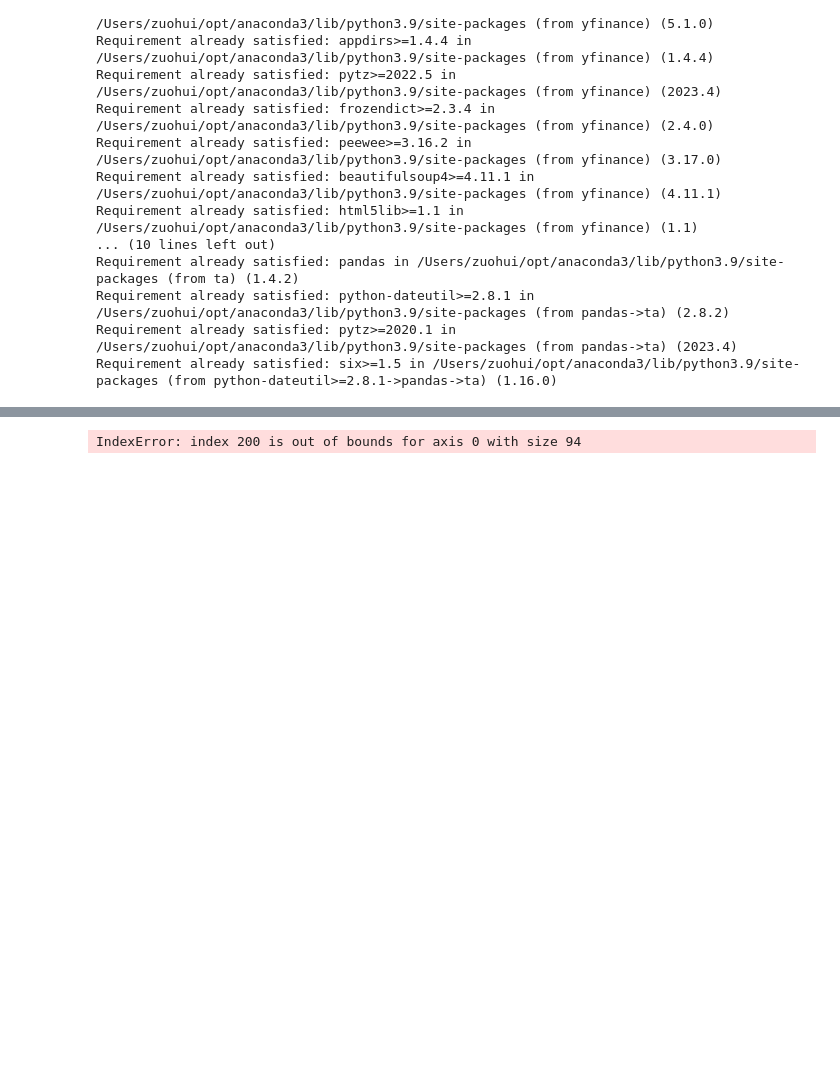
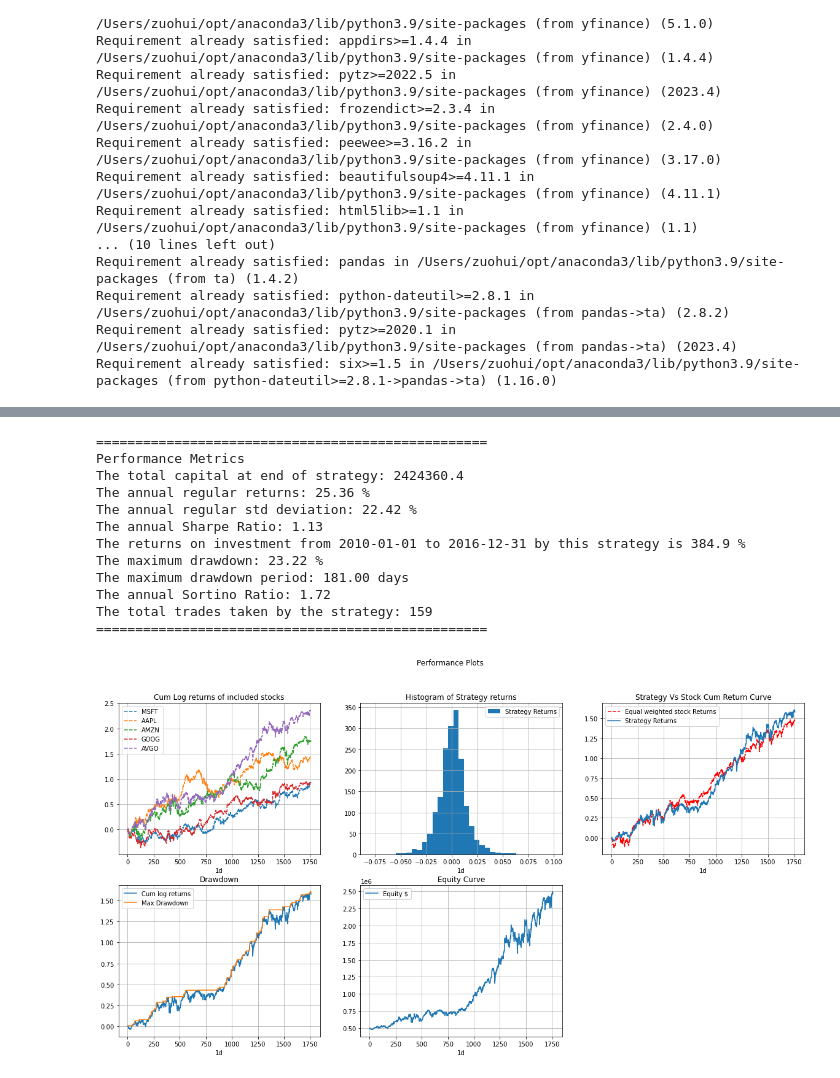
Before and after one commit to pehper/IS4226, a Jupyter notebook: final_strategy.ipynb, the cells around one changed output, grey strips where cells are left out. Drawn from its saved outputs; the diff is of its cells as text; code cells hidden in the pictures; blank space fills up the shorter version.

```diff
--- a/final_strategy.ipynb
+++ b/final_strategy.ipynb
@@ -638,33 +639,54 @@ class All_volatile_with_hodl(Common_Class):
       self.all_data[stock]['bb_mid'] = mid
 
     # buy hodl stocks at beginning
-    for stock in self.hodl_stocks:
-      self.go_long(0, stock, dollar=self.hodl_capital/len(self.hodl_stocks))
+    # for stock in self.symbol:
+    #   date, price = self.return_date_price(0, stock)
+    #   if stock in self.hodl_stocks:
+    #     self.go_long(0, stock, dollar=self.hodl_capital/len(self.hodl_stocks))
+    #   else:
+    #     store_quantity = abs(self.quantity['{}'.format(stock)]) # so that I want just the positive numbers in my performance table. I will calculate +/- based on position sign
+    #     tb = self.total_balance(0)
+    #     self.store_results(0, date, self.position['{}'.format(stock)], price, stock, store_quantity, tb)
 
-    for bar in range(ema, len(self.all_data['{}'.format(self.symbol[0])])): # from the available data bar to the last data bar
+    for bar in range(0, len(self.all_data['{}'.format(self.symbol[0])])): # from the available data bar to the last data bar
       #Making a func so that no trade if balance goes below 0
-
       tb = self.total_balance(bar)
       if tb < 0:
         print("negative capital")
         self.last_trade(bar)
         self.stop = True
         break
+      if bar == 0:
+        for stock in self.symbol:
+          date, price = self.return_date_price(bar, stock)
+          if stock in self.hodl_stocks:
+            self.go_long(0, stock, dollar=self.hodl_capital/len(self.hodl_stocks))
+          else:
+            store_quantity = abs(self.quantity['{}'.format(stock)]) # so that I want just the positive numbers in my performance table. I will calculate +/- based on position sign
+            tb = self.total_balance(0)
+            self.store_results(0, date, self.position['{}'.format(stock)], price, stock, store_quantity, tb)
 
-      for stock in self.trading_stocks:
+      for stock in self.symbol:
         date, price = self.return_date_price(bar, stock)
+        if bar == 0: # on first day, buy hodl stocks
+          if stock in self.hodl_stocks:
+            self.go_long(0, stock, dollar=self.hodl_capital/len(self.hodl_stocks))
+          else:
+            store_quantity = abs(self.quantity['{}'.format(stock)]) # so that I want just the positive numbers in my performance table. I will calculate +/- based on position sign
+            tb = self.total_balance(0)
+            self.store_results(0, date, self.position['{}'.format(stock)], price, stock, store_quantity, tb)
+        elif bar >= ema and stock in trading_stocks: # when have ema data, start trading
+          if self.position['{}'.format(stock)] in [0,-1]: # checking no position or short position
+            if self.conditionGenerator(self.all_data[stock]['EMA'], self.all_data[stock]['bb_low'], self.all_data[stock]['bb_high'], self.all_data[stock]['Close_Price'], bar) == 1:
+              self.go_long(bar,stock, dollar = self.trading_capital/len(self.symbol)) # go with equal money # Make sure to enter less than initila capital
+              #print("--------")
+              continue # as I am storing data for SR calculations. Dont wnat duplication
 
-        if self.position['{}'.format(stock)] in [0,-1]: # checking no position or short position
-          if self.conditionGenerator(self.all_data[stock]['EMA'], self.all_data[stock]['bb_low'], self.all_data[stock]['bb_high'], self.all_data[stock]['Close_Price'], bar) == 1:
-             self.go_long(bar,stock, dollar = self.trading_capital/len(self.symbol)) # go with equal money # Make sure to enter less than initila capital
-             #print("--------")
-             continue # as I am storing data for SR calculations. Dont wnat duplication
-
-        if self.position['{}'.format(stock)] in [0,1]: # checking no position or long position
-          if self.conditionGenerator(self.all_data[stock]['EMA'], self.all_data[stock]['bb_low'], self.all_data[stock]['bb_high'], self.all_data[stock]['Close_Price'], bar) == -1:
-            self.go_short(bar,stock, dollar =self.trading_capital/len(self.symbol)) # go with equal money
-            #print("--------")
-            continue
+          if self.position['{}'.format(stock)] in [0,1]: # checking no position or long position
+            if self.conditionGenerator(self.all_data[stock]['EMA'], self.all_data[stock]['bb_low'], self.all_data[stock]['bb_high'], self.all_data[stock]['Close_Price'], bar) == -1:
+              self.go_short(bar,stock, dollar =self.trading_capital/len(self.symbol)) # go with equal money
+              #print("--------")
+              continue
 
         #-----Storing all the values for calculating Sharpe-----
         store_quantity = abs(self.quantity['{}'.format(stock)]) # so that I want just the positive numbers in my performance table. I will calculate +/- based on position sign
@@ -672,33 +694,45 @@ class All_volatile_with_hodl(Common_Class):
         self.store_results(0, date, self.position['{}'.format(stock)], price, stock, store_quantity, tb)  # I have used continue in previous "if conditions", So if they didnt execute meaning no trade conditions that day ; trade = 0
 
     #print("=" *50)
     #print("End of last bar") Now the bar ends, bar is at the last bar value.
     #print("=" *50)
     if self.stop == False: # to make sure not to run this func 2 times when early exit due to negative balance
       self.last_trade(bar)  # amke sure the crossover happens, give more time
     #print(self.stored_data.to_string())
     #print(self.stored_data)
     #return self.stored_data, self.all_data
 
 #stocks = ['MSFT', 'AAPL', 'TSLA']
 #stocks = ["BRITANNIA.NS", "ULTRACEMCO.NS","KOTAKBANK.NS", "HEROMOTOCO.NS"]
 #stocks = ["C52.SI", "S68.SI", "G13.SI", "V03.SI"]
 #stocks = ['AAPL']
 
 if __name__ == "__main__":
     inital_capital = 500000
     training_start = "2010-01-01"
     training_end = "2016-12-31"
     testing_start = "2017-01-01"
     testing_end = "2019-12-31"
-    trading_stocks = ['MSFT', 'AAPL', 'TSLA', 'DELL', 'GOOG']
-    hodl_stocks = ['T']
+    trading_stocks = ['MSFT', 'AAPL', 'AMZN', 'GOOG']
+    hodl_stocks = ['AVGO']
     A = All_volatile_with_hodl(trading_stocks, hodl_stocks, training_start, training_end, "1d", inital_capital, 0.00, False)
     A.run_strategy(200, 20, 1.5)
     A.performance()
     A.performance_plots()
 
   #UnboundLocalError: local variable 'bar' referenced before assignment
   # If duration of test or difference between start date aand end date is less than MA
 # %% [output]
-IndexError: index 200 is out of bounds for axis 0 with size 94
+==================================================
+Performance Metrics
+The total capital at end of strategy: 2424360.4
+The annual regular returns: 25.36 %
+The annual regular std deviation: 22.42 %
+The annual Sharpe Ratio: 1.13
+The returns on investment from 2010-01-01 to 2016-12-31 by this strategy is 384.9 %
+The maximum drawdown: 23.22 %
+The maximum drawdown period: 181.00 days
+The annual Sortino Ratio: 1.72
+The total trades taken by the strategy: 159
+==================================================
+[figure, added]
```
Also changed, not shown: parts of 2 cells of this notebook.
